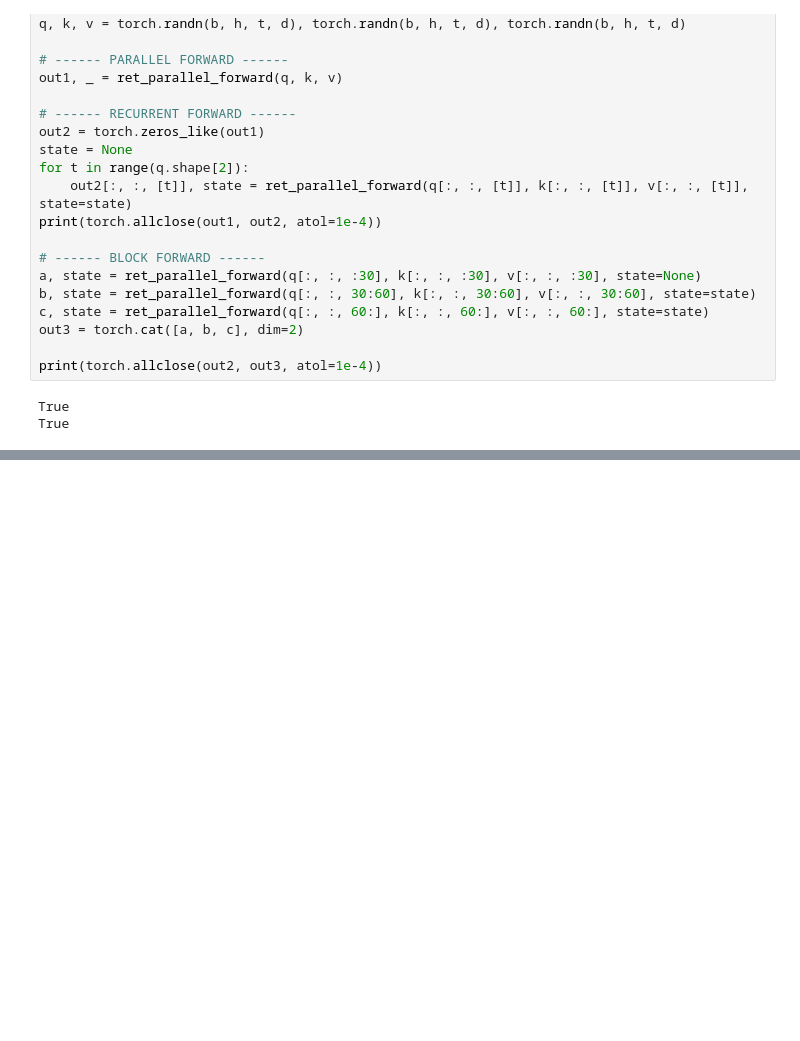
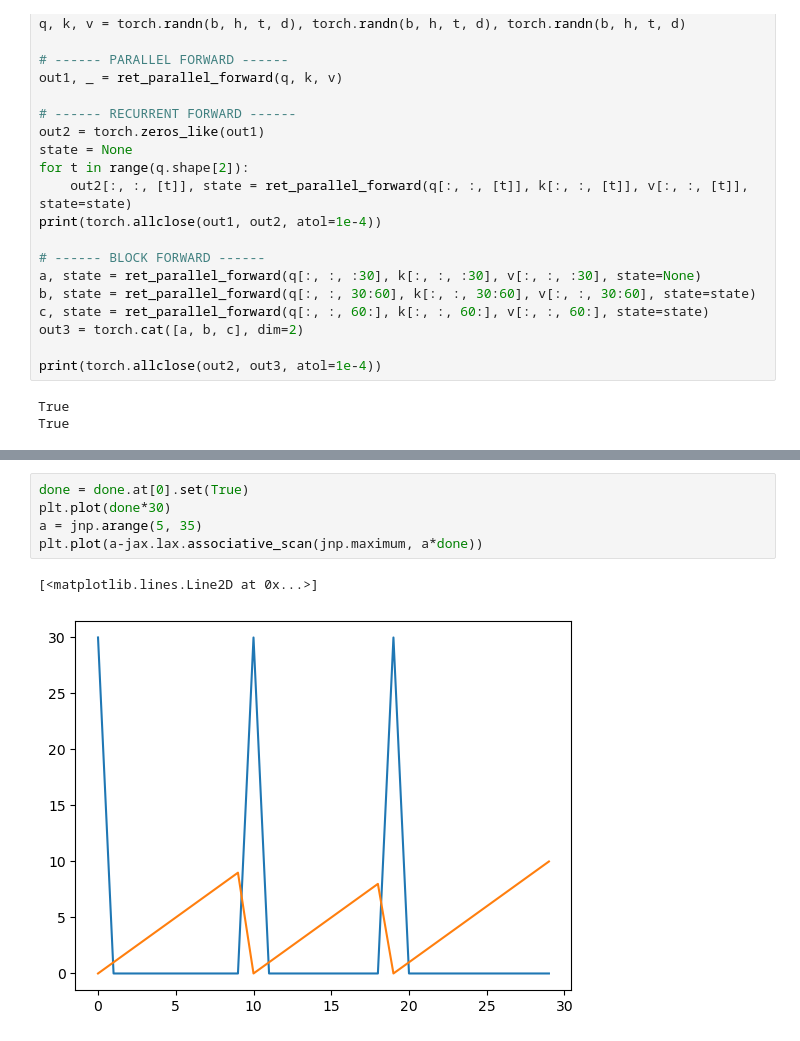
Before and after one commit to akarshkumar0101/synthetic-mdps, a Jupyter notebook: src/retnettest.ipynb, the cells around one changed output, grey strips where cells are left out. Saved outputs shown, nothing was run; the diff lists cells and outputs as text; blank space fills up the shorter version.

```diff
--- a/src/retnettest.ipynb
+++ b/src/retnettest.ipynb
@@ -112,0 +163,8 @@ plt.imshow(a)
+# %%
+done = done.at[0].set(True)
+plt.plot(done*30)
+a = jnp.arange(5, 35)
+plt.plot(a-jax.lax.associative_scan(jnp.maximum, a*done))
+# %% [output]
+[<matplotlib.lines.Line2D at 0x...>]
+[figure, added]
```
Also changed, not shown: parts of 8 cells of this notebook, 8 other files.
